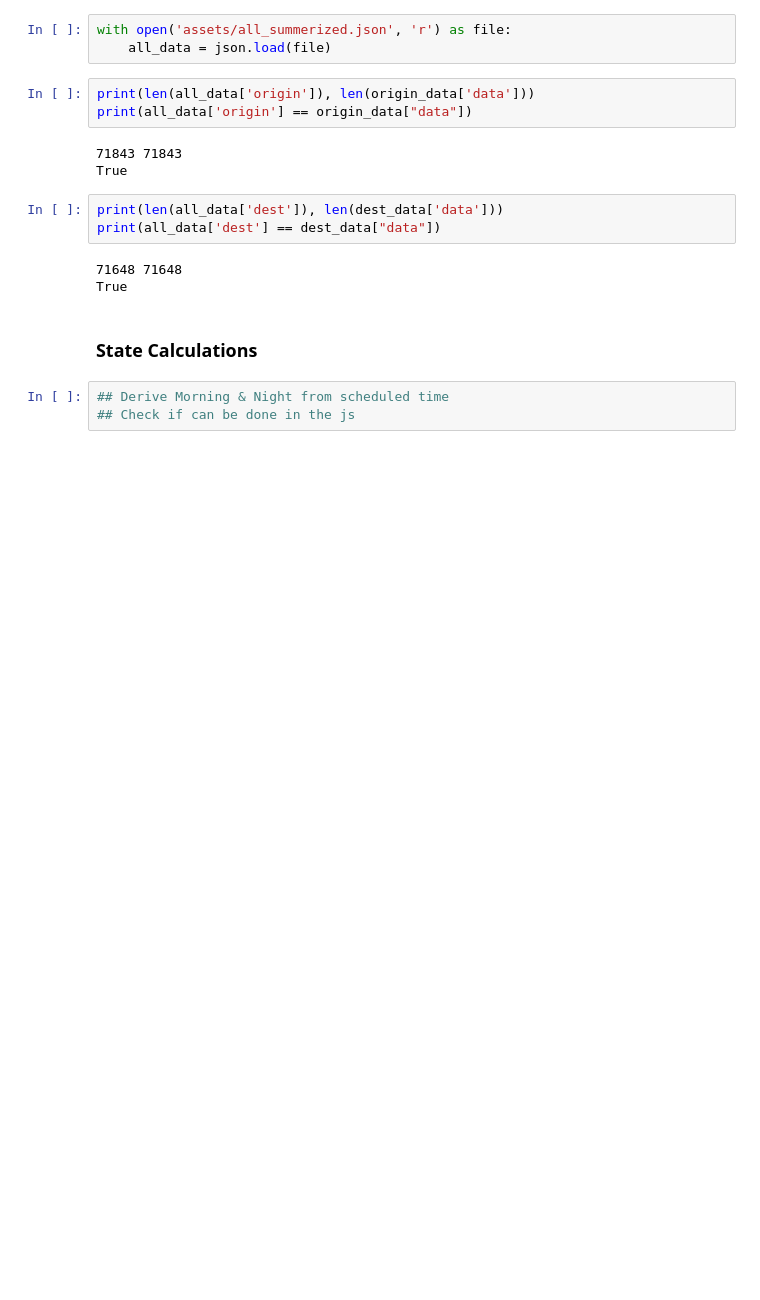
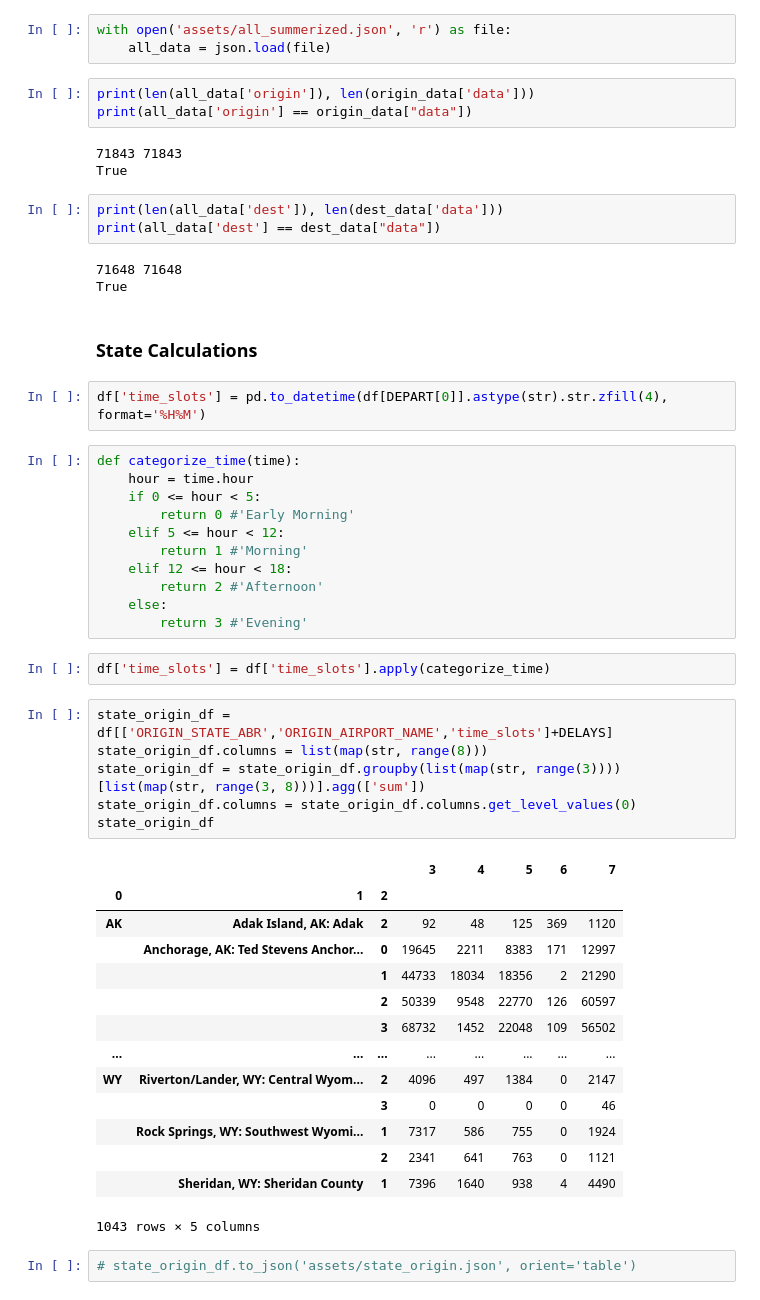
Before and after one commit to ykamoji/airport-delay-analysis, a Jupyter notebook: analyse.ipynb, the cells around one changed output. Saved outputs shown, nothing was run; the diff lists cells and outputs as text; blank space fills up the shorter version.

```diff
--- a/analyse.ipynb
+++ b/analyse.ipynb
@@ -407,6 +407,41 @@ print(all_data['dest'] == dest_data["data"])
 True
 # %% [markdown]
 ### State Calculations
-# %%
-## Derive Morning & Night from scheduled time
-## Check if can be done in the js
+# %%
+df['time_slots'] = pd.to_datetime(df[DEPART[0]].astype(str).str.zfill(4), format='%H%M')
+# %%
+def categorize_time(time):
+    hour = time.hour
+    if 0 <= hour < 5:
+        return 0 #'Early Morning'
+    elif 5 <= hour < 12:
+        return 1 #'Morning'
+    elif 12 <= hour < 18:
+        return 2 #'Afternoon'
+    else:
+        return 3 #'Evening'
+# %%
+df['time_slots'] = df['time_slots'].apply(categorize_time)
+# %%
+state_origin_df = df[['ORIGIN_STATE_ABR','ORIGIN_AIRPORT_NAME','time_slots']+DELAYS]
+state_origin_df.columns = list(map(str, range(8)))
+state_origin_df = state_origin_df.groupby(list(map(str, range(3))))[list(map(str, range(3, 8)))].agg(['sum'])
+state_origin_df.columns = state_origin_df.columns.get_level_values(0)
+state_origin_df
+# %% [output]
+|  |  |  | 3 | 4 | 5 | 6 | 7 |
+| 0 | 1 | 2 |  |  |  |  |  |
+| AK | Adak Island, AK: Adak | 2 | 92 | 48 | 125 | 369 | 1120 |
+|  | Anchorage, AK: Ted Stevens Anchor... | 0 | 19645 | 2211 | 8383 | 171 | 12997 |
+|  |  | 1 | 44733 | 18034 | 18356 | 2 | 21290 |
+|  |  | 2 | 50339 | 9548 | 22770 | 126 | 60597 |
+|  |  | 3 | 68732 | 1452 | 22048 | 109 | 56502 |
+| ... | ... | ... | ... | ... | ... | ... | ... |
+| WY | Riverton/Lander, WY: Central Wyom... | 2 | 4096 | 497 | 1384 | 0 | 2147 |
+|  |  | 3 | 0 | 0 | 0 | 0 | 46 |
+|  | Rock Springs, WY: Southwest Wyomi... | 1 | 7317 | 586 | 755 | 0 | 1924 |
+|  |  | 2 | 2341 | 641 | 763 | 0 | 1121 |
+|  | Sheridan, WY: Sheridan County | 1 | 7396 | 1640 | 938 | 4 | 4490 |
+1043 rows × 5 columns
+# %%
+# state_origin_df.to_json('assets/state_origin.json', orient='table')
```
Also changed, not shown: parts of 9 cells of this notebook.
